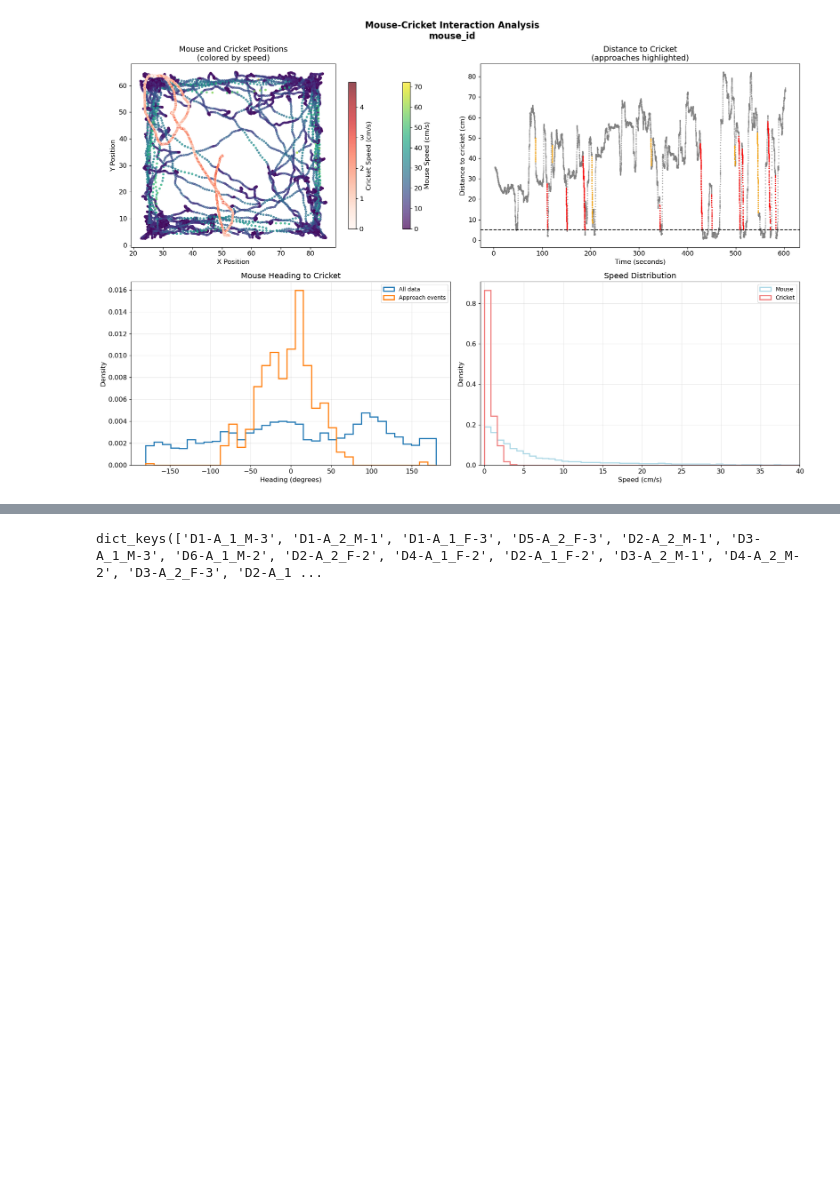
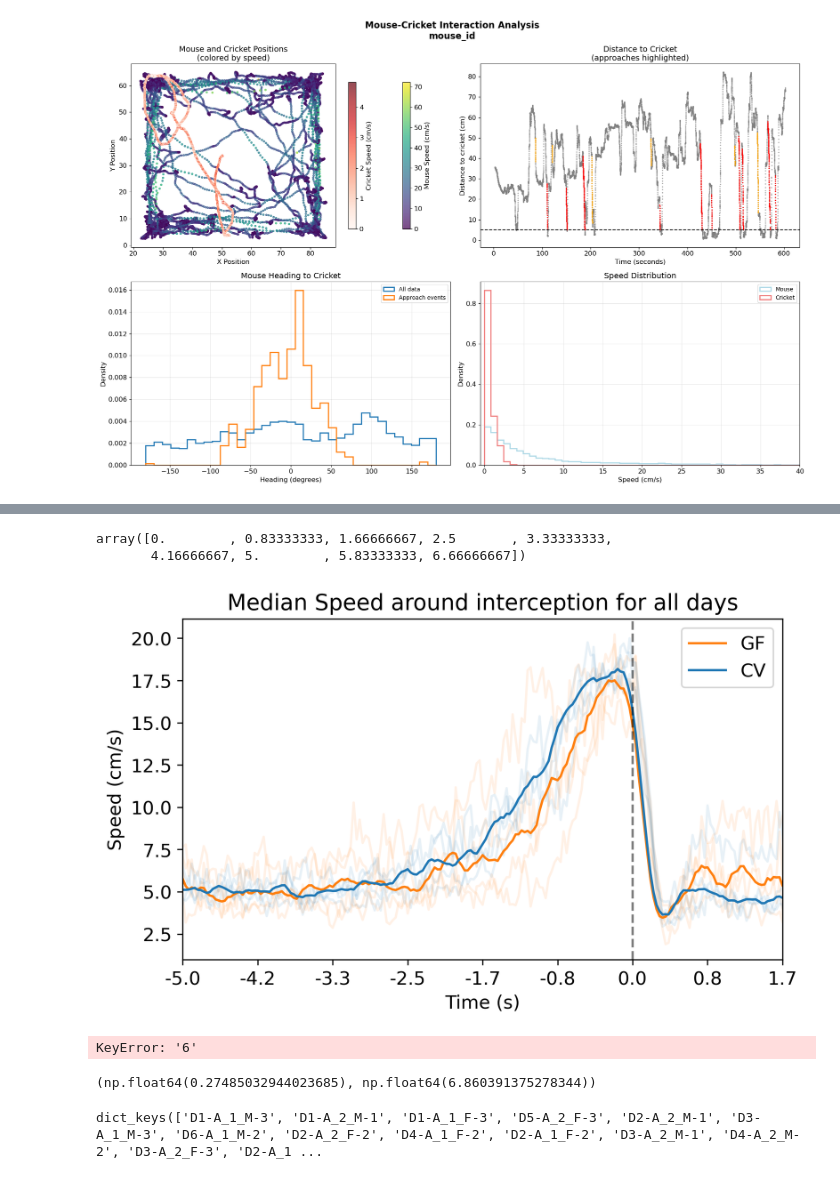
Before and after one commit to arnabiswas/live_cricket_analysis, a Jupyter notebook: analysis_notebook.ipynb, the cells around one changed output, grey strips where cells are left out. Drawn from its saved outputs; the diff is of its cells as text; code cells hidden in the pictures; blank space fills up the shorter version.

```diff
--- a/analysis_notebook.ipynb
+++ b/analysis_notebook.ipynb
@@ -375,0 +568,49 @@ GF_average_data['A-1-M-1']['mouse_speed']
+# %%
+current_ticks/30
+# %% [output]
+array([0.        , 0.83333333, 1.66666667, 2.5       , 3.33333333,
+       4.16666667, 5.        , 5.83333333, 6.66666667])
+# %%
+# Stack and average the heading data across all keys
+GF_all_speeds = []
+CV_all_speeds = []
+day = 'all'
+plt.figure(figsize=(7, 4), dpi=300)
+for key in GF_average_data.keys():
+    speeds = np.stack(GF_average_data[key][day]['mouse_speed+-5'])
+    avg_speed = np.nanmedian(speeds, axis=0)
+    plt.plot(avg_speed, color = '#ff7f0e', alpha = 0.1)
+    GF_all_speeds.append(avg_speed)
+
+for key in CV_average_data.keys():
+    speeds = np.stack(CV_average_data[key][day]['mouse_speed+-5'])
+    avg_speed = np.nanmedian(speeds, axis=0)
+    plt.plot(avg_speed, color = '#1f77b4', alpha = 0.1)
+    CV_all_speeds.append(avg_speed)
+
+# Average across all keys
+GF_overall_avg_speed = np.nanmedian(np.stack(GF_all_speeds), axis=0)
+CV_overall_avg_speed = np.nanmedian(np.stack(CV_all_speeds), axis=0)
+# plt.plot(GF_overall_avg_speed, color = '#ff7f0e', label = 'GF')
+# plt.plot(CV_overall_avg_speed, color = '#1f77b4', label = 'CV')
+GF_filtered = np.convolve(GF_overall_avg_speed, np.ones(window_size)/window_size, mode='valid')
+CV_filtered = np.convolve(CV_overall_avg_speed, np.ones(window_size)/window_size, mode='valid')
+plt.plot(GF_filtered, color = '#ff7f0e', label = 'GF')
+plt.plot(CV_filtered, color = '#1f77b4', label = 'CV')
+plt.axvline(150, color = 'black', linestyle = '--', alpha = 0.5)
+plt.xlim(0, 200)
+plt.title(f'Median Speed around interception for all days')
+plt.xlabel('Time (s)')
+plt.ylabel('Speed (cm/s)')
+plt.legend()
+current_ticks = plt.gca().get_xticks()
+current_ticks = (current_ticks-150)/30
+_ = plt.gca().set_xticklabels([f'{tick:.1f}' for tick in current_ticks])
+
+plt.show()
+# %% [output]
+[figure, added]
+# %%
+GF_average_data['A-2-F']['']['num_approach_events']
+# %% [output]
+KeyError: '6'
@@ -376,3 +655,7 @@ GF_average_data['A-1-M-1']['mouse_speed']
+# %%
+1/np.nanstd(GF_all_speeds), np.nanmean(GF_all_speeds)
+# %% [output]
+(np.float64(0.27485032944023685), np.float64(6.860391375278344))
 # %%
 for key in GF_data.keys():
     if GF_data[key]['sex'] == 'M':
```
Also changed, not shown: parts of 22 cells of this notebook.
